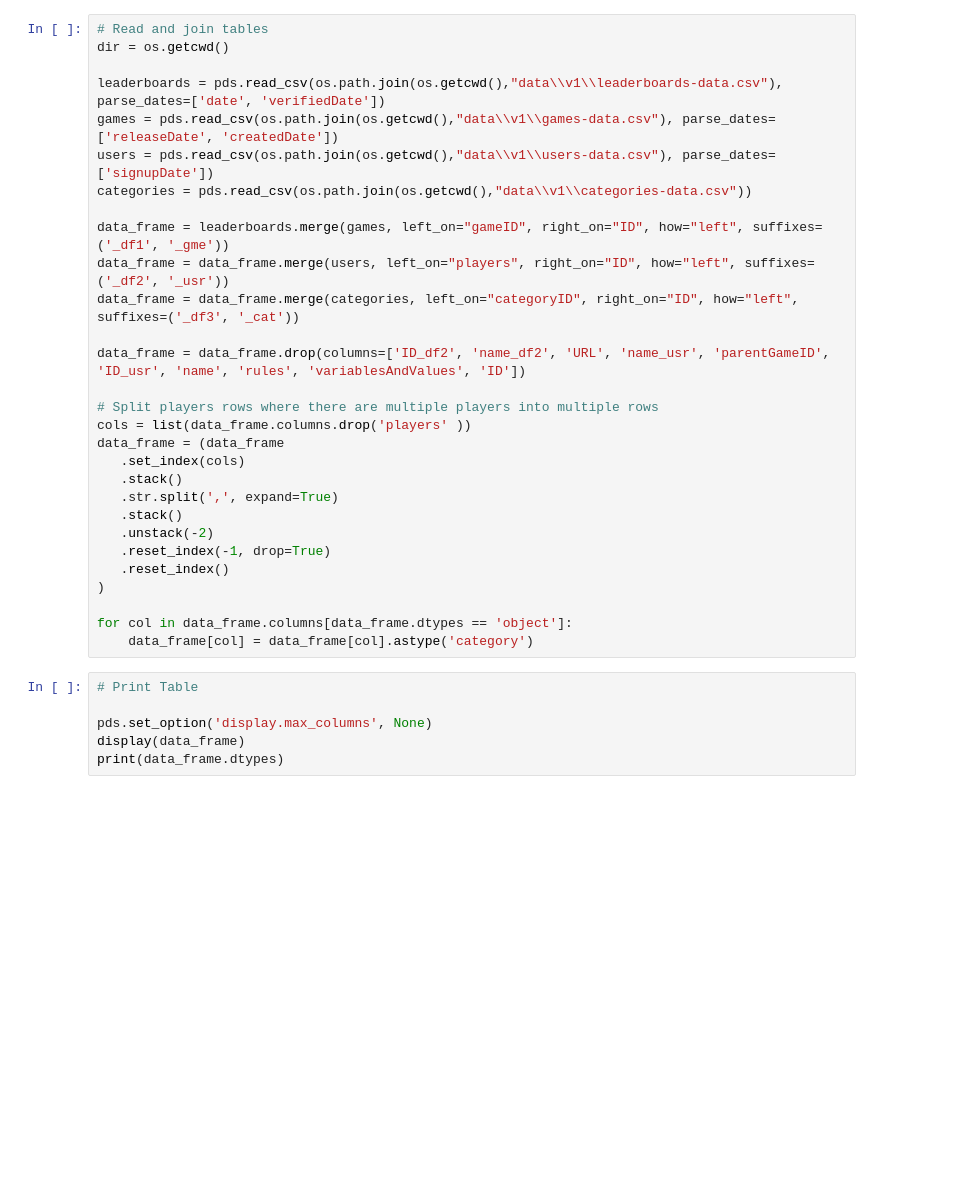
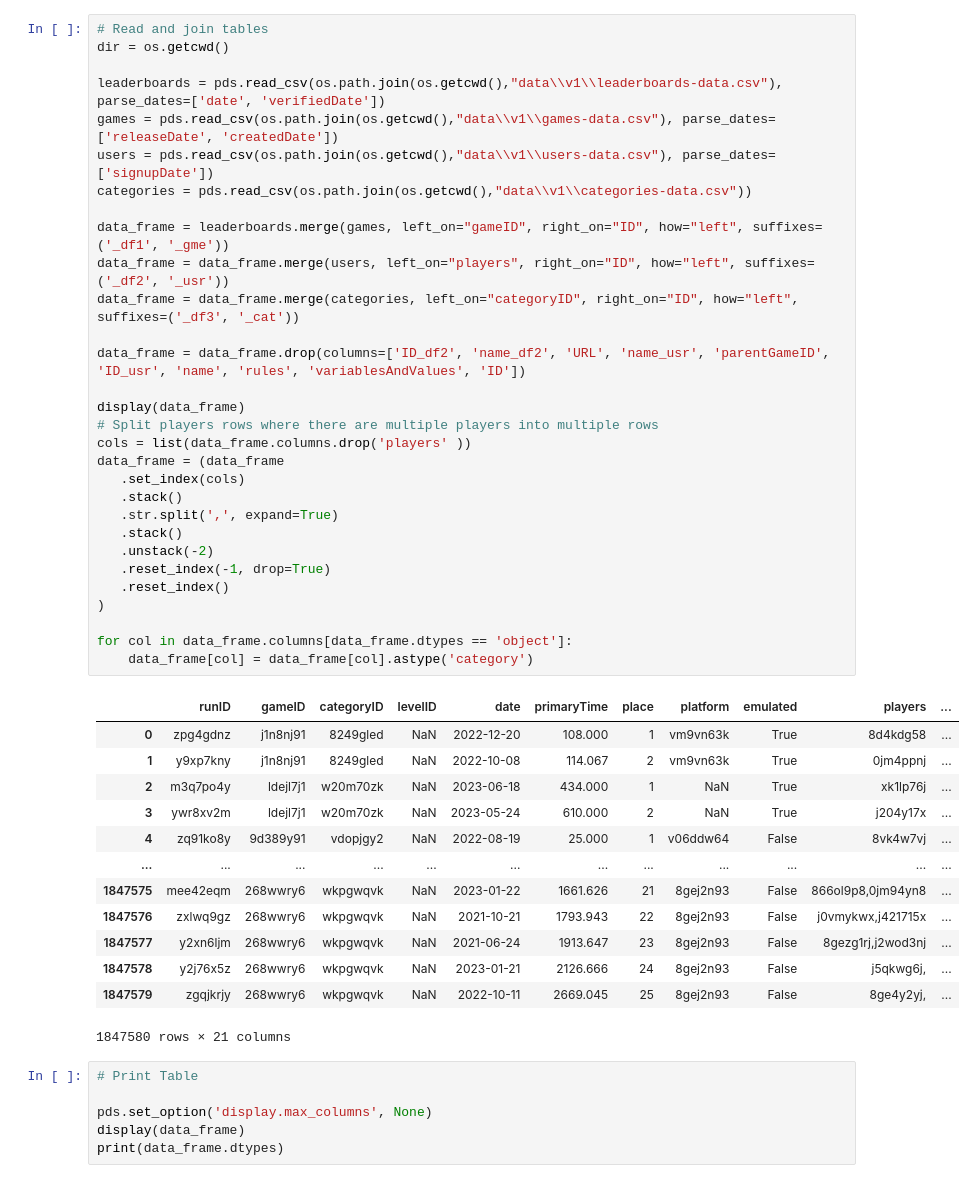
Before and after one commit to bigguyhere/CS513GroupProject, a Jupyter notebook: main.ipynb, the cells around one changed output. Drawn from its saved outputs; the diff is of its cells as text; blank space fills up the shorter version.

```diff
--- a/main.ipynb
+++ b/main.ipynb
@@ -19,32 +18,47 @@ import seaborn as sns
 # %%
 # Read and join tables
 dir = os.getcwd()
 
 leaderboards = pds.read_csv(os.path.join(os.getcwd(),"data\\v1\\leaderboards-data.csv"), parse_dates=['date', 'verifiedDate'])
 games = pds.read_csv(os.path.join(os.getcwd(),"data\\v1\\games-data.csv"), parse_dates=['releaseDate', 'createdDate'])
 users = pds.read_csv(os.path.join(os.getcwd(),"data\\v1\\users-data.csv"), parse_dates=['signupDate'])
 categories = pds.read_csv(os.path.join(os.getcwd(),"data\\v1\\categories-data.csv"))
 
 data_frame = leaderboards.merge(games, left_on="gameID", right_on="ID", how="left", suffixes=('_df1', '_gme'))
 data_frame = data_frame.merge(users, left_on="players", right_on="ID", how="left", suffixes=('_df2', '_usr'))
 data_frame = data_frame.merge(categories, left_on="categoryID", right_on="ID", how="left", suffixes=('_df3', '_cat'))
 
 data_frame = data_frame.drop(columns=['ID_df2', 'name_df2', 'URL', 'name_usr', 'parentGameID', 'ID_usr', 'name', 'rules', 'variablesAndValues', 'ID'])
 
+display(data_frame)
 # Split players rows where there are multiple players into multiple rows
 cols = list(data_frame.columns.drop('players' ))
 data_frame = (data_frame
    .set_index(cols)
    .stack()
    .str.split(',', expand=True)
    .stack()
    .unstack(-2)
    .reset_index(-1, drop=True)
    .reset_index()
 )
 
 for col in data_frame.columns[data_frame.dtypes == 'object']:
     data_frame[col] = data_frame[col].astype('category')
+# %% [output]
+|  | runID | gameID | categoryID | levelID | date | primaryTime | place | platform | emulated | players | ... |
+| 0 | zpg4gdnz | j1n8nj91 | 8249gled | NaN | 2022-12-20 | 108.000 | 1 | vm9vn63k | True | 8d4kdg58 | ... |
+| 1 | y9xp7kny | j1n8nj91 | 8249gled | NaN | 2022-10-08 | 114.067 | 2 | vm9vn63k | True | 0jm4ppnj | ... |
+| 2 | m3q7po4y | ldejl7j1 | w20m70zk | NaN | 2023-06-18 | 434.000 | 1 | NaN | True | xk1lp76j | ... |
+| 3 | ywr8xv2m | ldejl7j1 | w20m70zk | NaN | 2023-05-24 | 610.000 | 2 | NaN | True | j204y17x | ... |
+| 4 | zq91ko8y | 9d389y91 | vdopjgy2 | NaN | 2022-08-19 | 25.000 | 1 | v06ddw64 | False | 8vk4w7vj | ... |
+| ... | ... | ... | ... | ... | ... | ... | ... | ... | ... | ... | ... |
+| 1847575 | mee42eqm | 268wwry6 | wkpgwqvk | NaN | 2023-01-22 | 1661.626 | 21 | 8gej2n93 | False | 866ol9p8,0jm94yn8 | ... |
+| 1847576 | zxlwq9gz | 268wwry6 | wkpgwqvk | NaN | 2021-10-21 | 1793.943 | 22 | 8gej2n93 | False | j0vmykwx,j421715x | ... |
+| 1847577 | y2xn6ljm | 268wwry6 | wkpgwqvk | NaN | 2021-06-24 | 1913.647 | 23 | 8gej2n93 | False | 8gezg1rj,j2wod3nj | ... |
+| 1847578 | y2j76x5z | 268wwry6 | wkpgwqvk | NaN | 2023-01-21 | 2126.666 | 24 | 8gej2n93 | False | j5qkwg6j, | ... |
+| 1847579 | zgqjkrjy | 268wwry6 | wkpgwqvk | NaN | 2022-10-11 | 2669.045 | 25 | 8gej2n93 | False | 8ge4y2yj, | ... |
+1847580 rows × 21 columns
 # %%
 # Print Table
 
```
Also changed, not shown: parts of 14 cells of this notebook.
